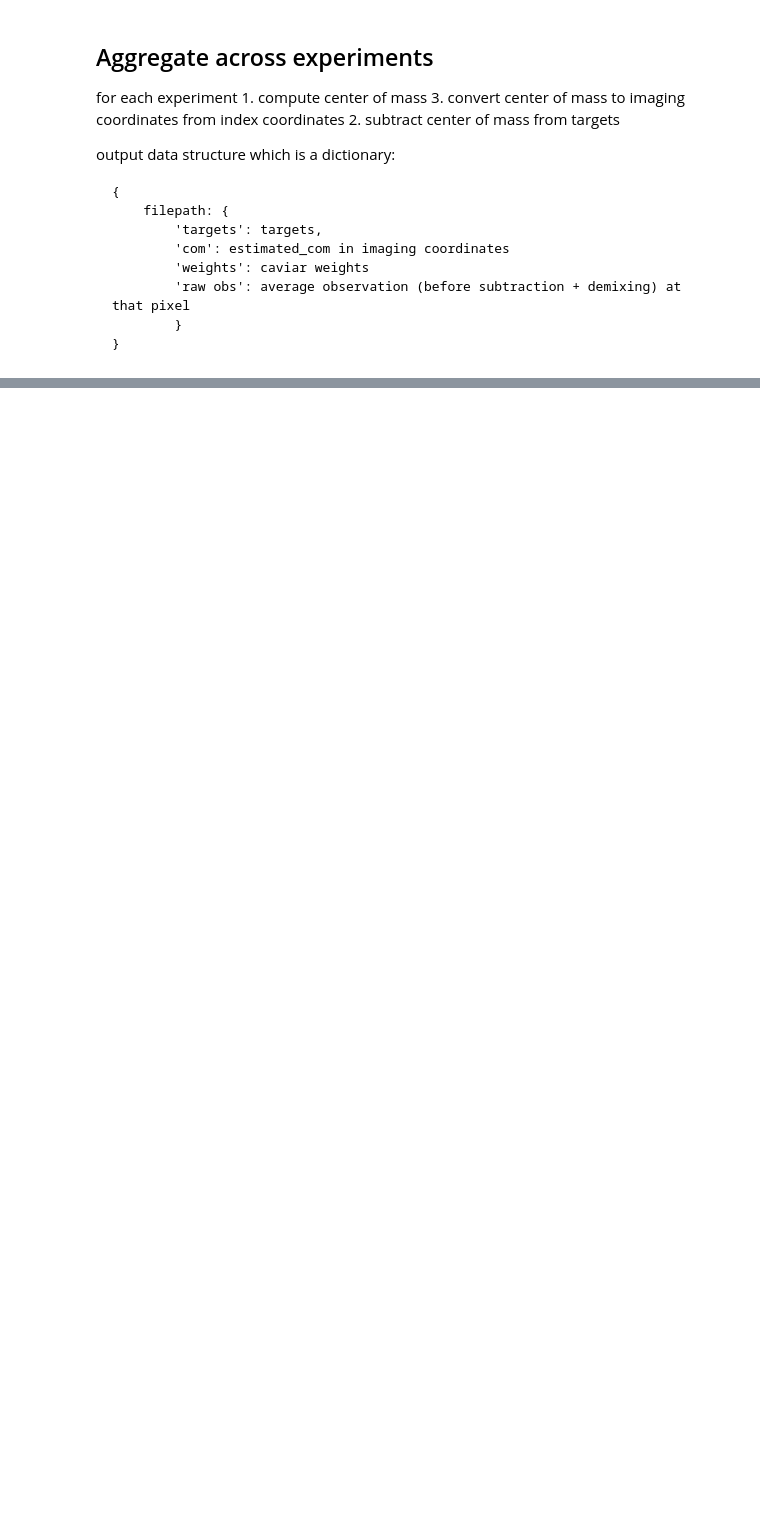
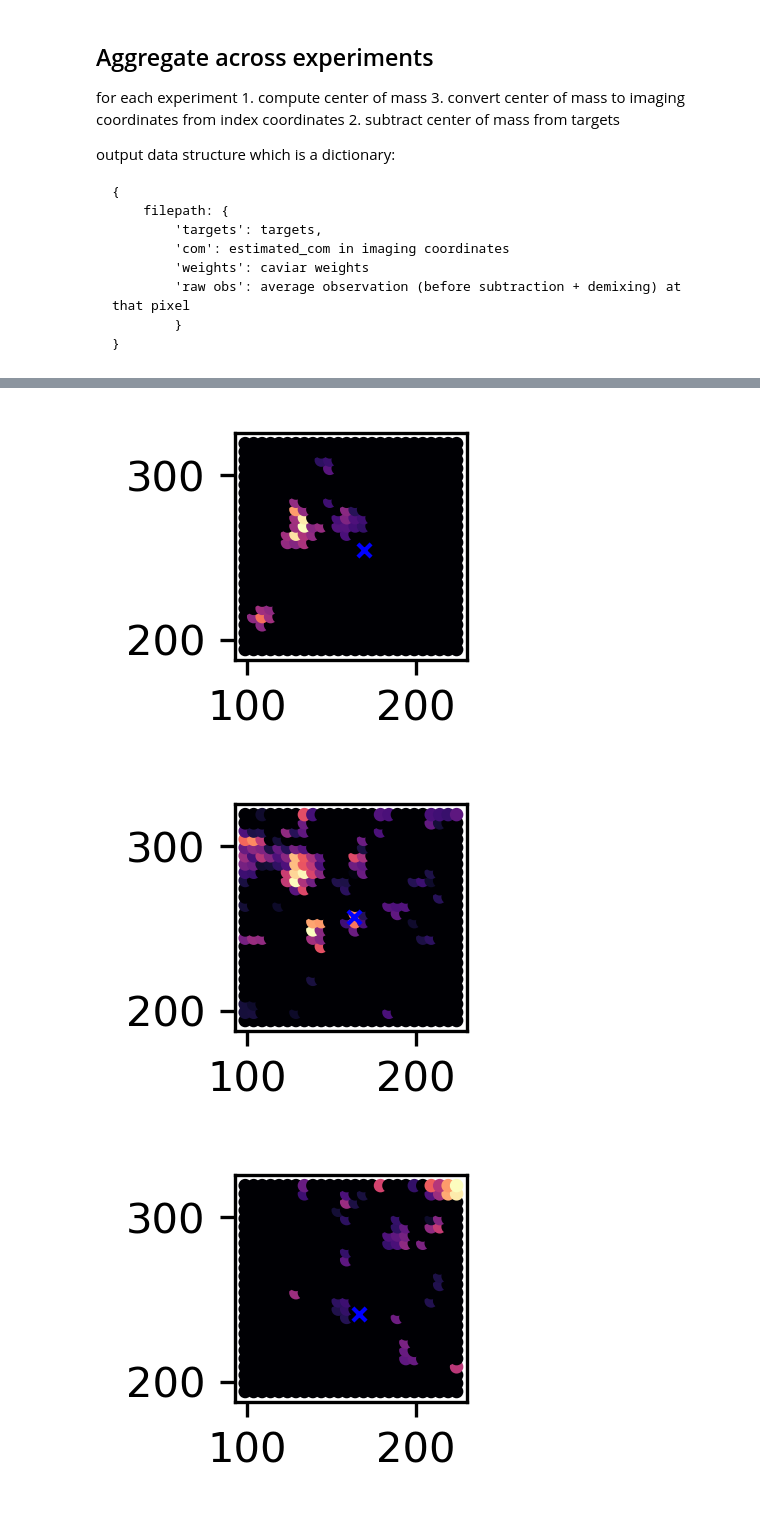
Before and after one commit to bantin/PhoRC, a Jupyter notebook: opsin_subtraction_experiments/spatial estimation.ipynb, the cells around one changed output, grey strips where cells are left out. Cells and saved outputs as stored; diff of their text form; code cells hidden in the pictures; blank space fills up the shorter version.

```diff
--- a/opsin_subtraction_experiments/spatial estimation.ipynb
+++ b/opsin_subtraction_experiments/spatial estimation.ipynb
@@ -105,0 +256,34 @@ for file in filenames:
+# %%
+all_connection_dists = np.array([])
+all_target_dists = np.array([])
+
+for i, (file, results) in enumerate(twod_results.items()):
+    targets = results['targets']
+    targets_xy = np.unique(targets[:,0:2], axis=0)
+    plt.figure(figsize=(1,1), dpi=300)
+
+    # sum weights over z by folding into a tensor,
+    # summing, then unfolding
+    num_xs = len(np.unique(results['targets'][:,0]))
+    num_ys = len(np.unique(results['targets'][:,1]))
+    num_zs = len(np.unique(results['targets'][:,2]))
+
+    reshaped_weights = np.reshape(results['weights'], (num_xs, num_ys, num_zs))
+    summed_weights = np.sum(reshaped_weights, axis=-1)
+    summed_weights = np.reshape(summed_weights, (-1,))
+
+    plt.scatter(targets_xy[:,1], targets_xy[:,0], c=summed_weights, s=5, alpha=1.0, cmap='magma')
+    com_image = index_coords_to_image_coords(results['com'], targets_xy)
+    plt.scatter(com_image[1], com_image[0], c='blue', s=10, marker='x', alpha=1.0, linewidths=1)
+
+    targets_dist = np.linalg.norm(targets_xy - com_image, axis=1)
+    all_target_dists = np.concatenate((all_target_dists, targets_dist))
+
+    connected_idxs = summed_weights > 0
+    connected_targets = targets_xy[connected_idxs]
+    connected_dists = np.linalg.norm(connected_targets - com_image, axis=1)
+    all_connection_dists = np.concatenate((all_connection_dists, connected_dists))
+# %% [output]
+[figure, added]
+[figure, added]
+[figure, added]
```
Also changed, not shown: parts of 12 cells of this notebook.
